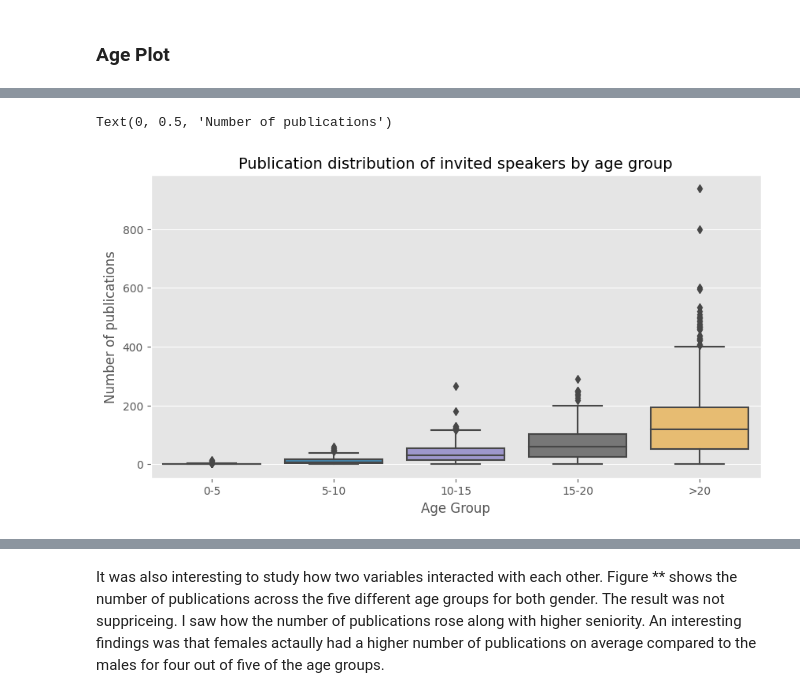
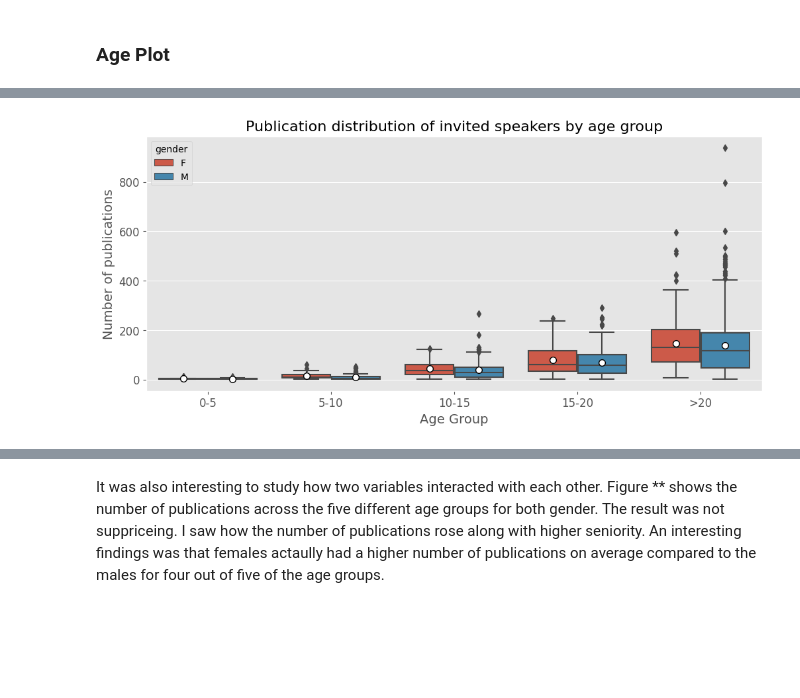
Before and after one commit to mariespedersen/Thesis_github, a Jupyter notebook: Descriptive_Analysis.ipynb, the cells around one changed output, grey strips where cells are left out. Cells and saved outputs as stored; diff of their text form; code cells hidden in the pictures; blank space fills up the shorter version.

```diff
--- a/Descriptive_Analysis.ipynb
+++ b/Descriptive_Analysis.ipynb
@@ -462,11 +452,24 @@ counts
+# %%
+df_test = df_invited[df_invited['Paper Count'] != 0]
 # %%
-order = ['0-5', '5-10', '10-15', '15-20', '>20']
+age_order = ['0-5', '5-10', '10-15', '15-20', '>20']
+hue_order = ['F', 'M']
 
-plt.figure(figsize=(10, 5))
-sns.boxplot(x="Age Group", y="Paper Count", data=df_invited, order=order)
-plt.title('Publication distribution of invited speakers by age group', fontsize=14)
-plt.xlabel('Age Group', fontsize=12)
-plt.ylabel('Number of publications', fontsize=12)
+plt.figure(figsize=(12, 5))
+sns.boxplot(x="Age Group",
+            y="Paper Count",
+            hue='gender',
+            data=df_test,
+            order=age_order,
+            hue_order=hue_order,
+            showfliers=True,
+            showmeans=True,
+            meanprops={"marker":"o","markerfacecolor":"white", "markeredgecolor":"black", "markersize":"7"}, )
+plt.title('Publication distribution of invited speakers by age group', fontsize=16)
+plt.xlabel('Age Group', fontsize=14)
+plt.ylabel('Number of publications', fontsize=14)
+plt.xticks(fontsize=12)
+plt.yticks(fontsize=12)
+plt.show()
 # %% [output]
-Text(0, 0.5, 'Number of publications')
-[figure, old version]
+[figure, new version]
```
Also changed, not shown: parts of 4 cells of this notebook, 3 other files.
